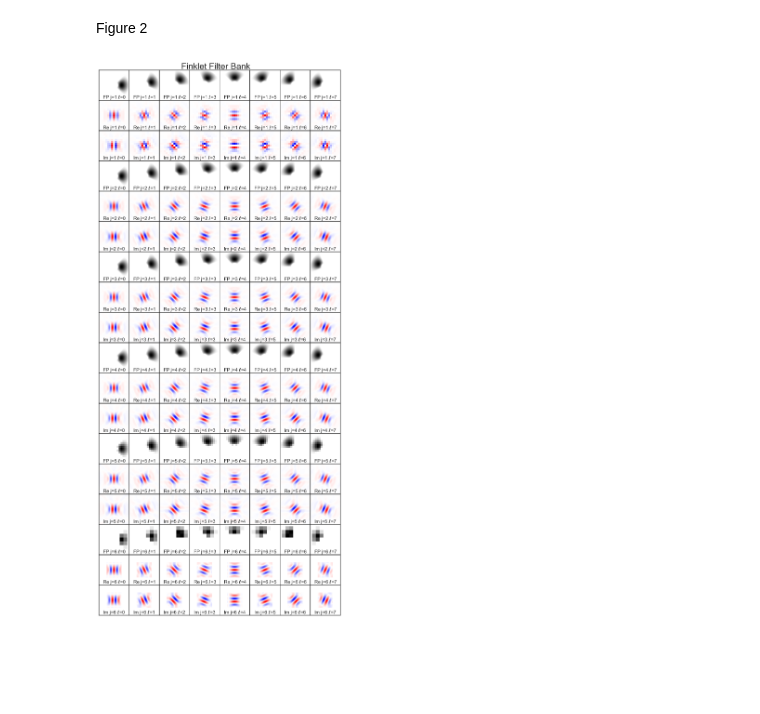
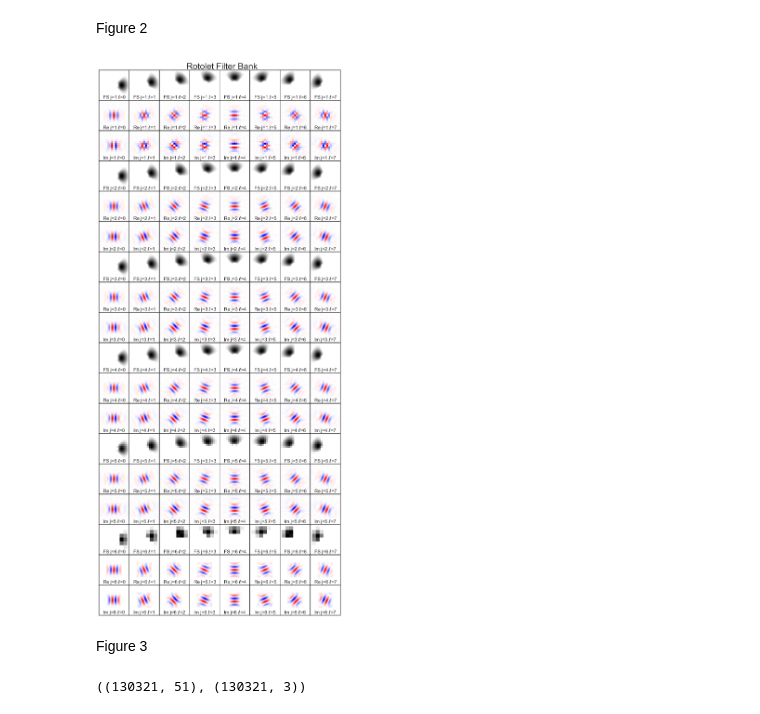
Before and after one commit to andrew-saydjari/DHC, a Jupyter notebook: Daily/2021_02_26.ipynb, the cells around one changed output. Cells and saved outputs as stored; diff of their text form; code cells hidden in the pictures; blank space fills up the shorter version.

```diff
--- a/Daily/2021_02_26.ipynb
+++ b/Daily/2021_02_26.ipynb
@@ -59,7 +59,7 @@ import time
 
 #Plotting Style
 %matplotlib inline
-plt.style.use('dark_background')
+#plt.style.use('dark_background')
 rcParams['text.usetex'] = False
 rcParams['axes.titlesize'] = 20
 rcParams['xtick.labelsize'] = 16
@@ -105,3 +105,4 @@ from numpy.fft import fft2
 filter_bank2D = hd5_open('../scratch_AKS/data/filter_bank_paper_export.h5','main/data')
 filter_bank2D_J_L = hd5_open('../scratch_AKS/data/filter_bank_paper_export.h5','main/J_L')
 filter_bank2D_psi_index = hd5_open('../scratch_AKS/data/filter_bank_paper_export.h5','main/psi_index')
+filter_bank2D_phi_index = hd5_open('../scratch_AKS/data/filter_bank_paper_export.h5','main/phi_index')
@@ -125,0 +111,8 @@ filter_bank2D.shape
+# %%
+import matplotlib.colors as mcolors
+colors = [(1,0,0,c) for c in np.linspace(0,1,100)]
+cmapred = mcolors.LinearSegmentedColormap.from_list('mycmap', colors, N=100)
+colors = [(0,0,1,c) for c in np.linspace(0,1,100)]
+cmapblue = mcolors.LinearSegmentedColormap.from_list('mycmap', colors, N=100)
+colors = [(0,1,0,c) for c in np.linspace(0,1,100)]
+cmapgreen = mcolors.LinearSegmentedColormap.from_list('mycmap', colors, N=100)
@@ -139,7 +302,7 @@ def subplotter(data,fig,subplotx,subploty,subplotindx,j):
     ax.axes.yaxis.set_ticks([])
     ax.axes.set_xlim([128-2**(7-j),128+2**(7-j)])
     ax.axes.set_ylim([128-2**(7-j),128+2**(7-j)])
-    ax.text(0.14, 0.05, 'FP j={} $\ell$={}'.format(j+1,l), transform=ax.transAxes, size=12)
+    ax.text(0.14, 0.05, 'FS j={} $\ell$={}'.format(j+1,l), transform=ax.transAxes, size=12)
 
     scale = np.max([np.abs(np.real(np.fft.fftshift(fft2(data)).T).max()),np.abs(np.real(np.fft.fftshift(fft2(data)).T).min())])
     ax = fig.add_subplot(subplotx,subploty,subplotindx+8)
@@ -175,14 +338,16 @@ def subplotter(data,fig,subplotx,subploty,subplotindx,j):
 # %%
 plt.style.use('seaborn-white')
 
 fig = plt.figure(figsize=(11,25.5), dpi=150)
 for j in range(6):
     for l in range(8):
         data = filter_bank2D[filter_bank2D_psi_index[l,j]-1]
         subplotter(data,fig,6*3,8,j*8*3+l+1,j)
 
-plt.suptitle('Finklet Filter Bank',size=22,y=0.89)
+plt.suptitle('Rotolet Filter Bank',size=22,x=0.52,y=0.89)
 fig.subplots_adjust(wspace=0., hspace=0.)
 plt.savefig('../figures/FinkletBank.png', dpi=150, bbox_inches='tight', pad_inches=0.1)
 # %% [output]
-[figure, old version]
+[figure, new version]
+# %% [markdown]
+Figure 3
@@ -188,0 +359,4 @@ plt.savefig('../figures/FinkletBank.png', dpi=150, bbox_inches='tight', pad_inch
+# %%
+rod_corner.shape,rod_corner_lab.shape
+# %% [output]
+((130321, 51), (130321, 3))
```
Also changed, not shown: parts of 24 cells of this notebook, 1 other file.
